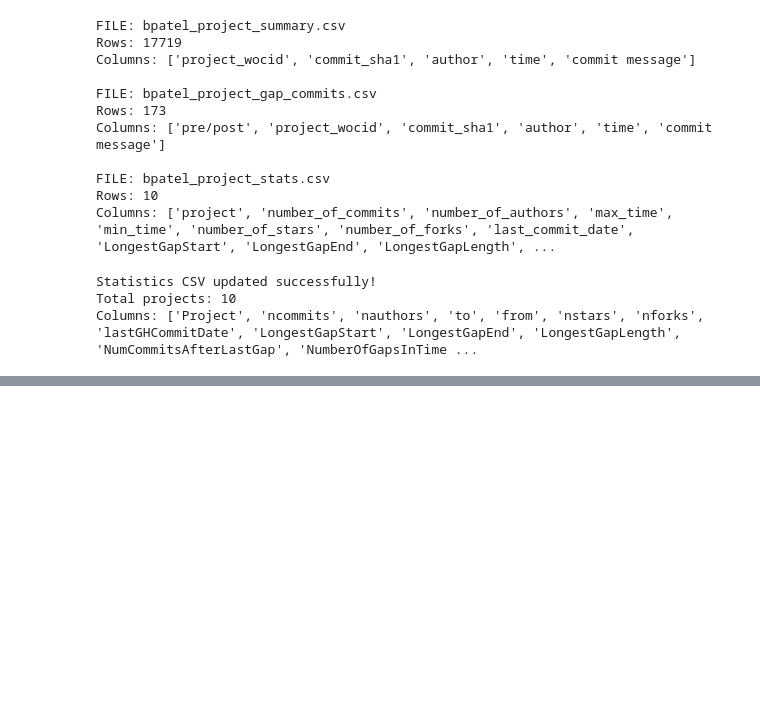
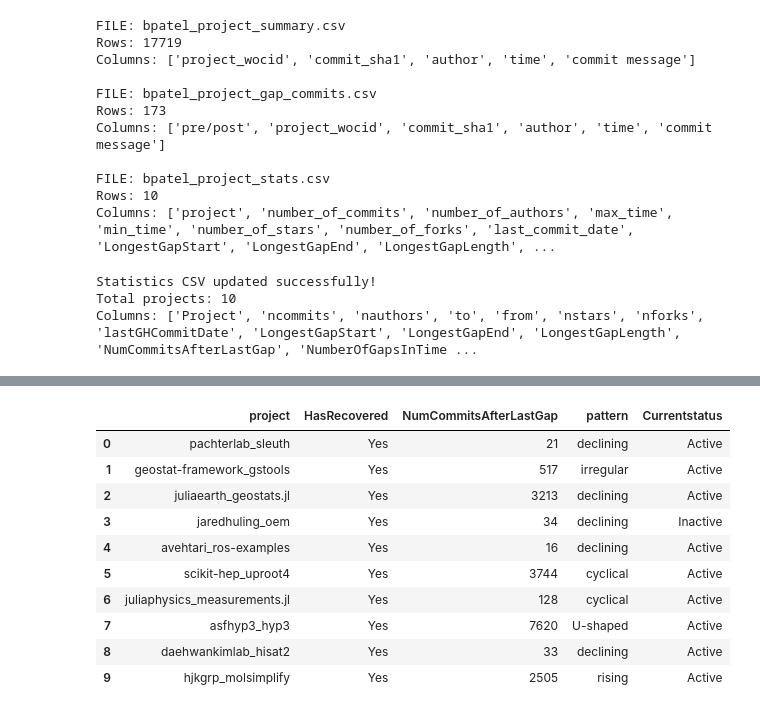
Before and after one commit to Bansari26700/MiniProject2, a Jupyter notebook: bxy539.ipynb, the cells around one changed output, grey strips where cells are left out. Saved outputs shown, nothing was run; the diff lists cells and outputs as text; code cells hidden in the pictures; blank space fills up the shorter version.

```diff
--- a/bxy539.ipynb
+++ b/bxy539.ipynb
@@ -5020,0 +5145,24 @@ Columns: ['Project', 'ncommits', 'nauthors', 'to', 'from', 'nstars', 'nforks', '
+# %%
+columns = [
+    "project",
+    "HasRecovered",
+    "NumCommitsAfterLastGap",
+    "pattern",
+    "Currentstatus"
+]
+
+pd.set_option("display.max_colwidth", None)
+
+display(teammate[columns])
+# %% [output]
+|  | project | HasRecovered | NumCommitsAfterLastGap | pattern | Currentstatus |
+| 0 | pachterlab_sleuth | Yes | 21 | declining | Active |
+| 1 | geostat-framework_gstools | Yes | 517 | irregular | Active |
+| 2 | juliaearth_geostats.jl | Yes | 3213 | declining | Active |
+| 3 | jaredhuling_oem | Yes | 34 | declining | Inactive |
+| 4 | avehtari_ros-examples | Yes | 16 | declining | Active |
+| 5 | scikit-hep_uproot4 | Yes | 3744 | cyclical | Active |
+| 6 | juliaphysics_measurements.jl | Yes | 128 | cyclical | Active |
+| 7 | asfhyp3_hyp3 | Yes | 7620 | U-shaped | Active |
+| 8 | daehwankimlab_hisat2 | Yes | 33 | declining | Active |
+| 9 | hjkgrp_molsimplify | Yes | 2505 | rising | Active |
```
Also changed, not shown: parts of 131 cells of this notebook, 4 other files.
